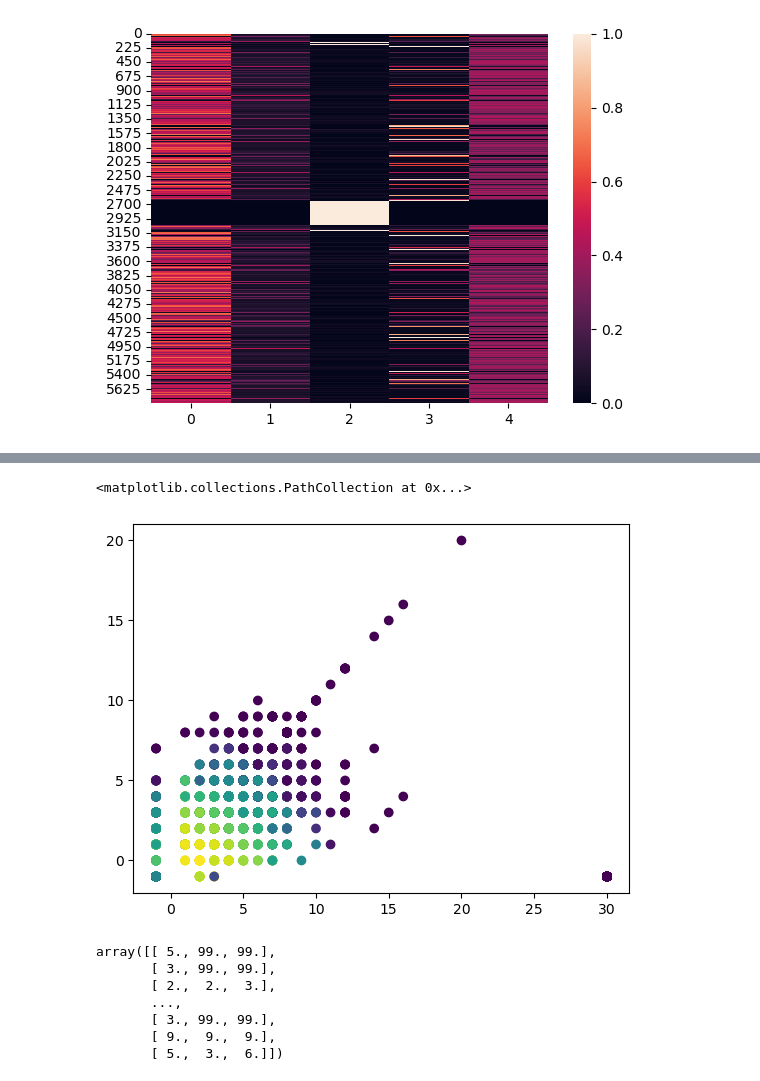
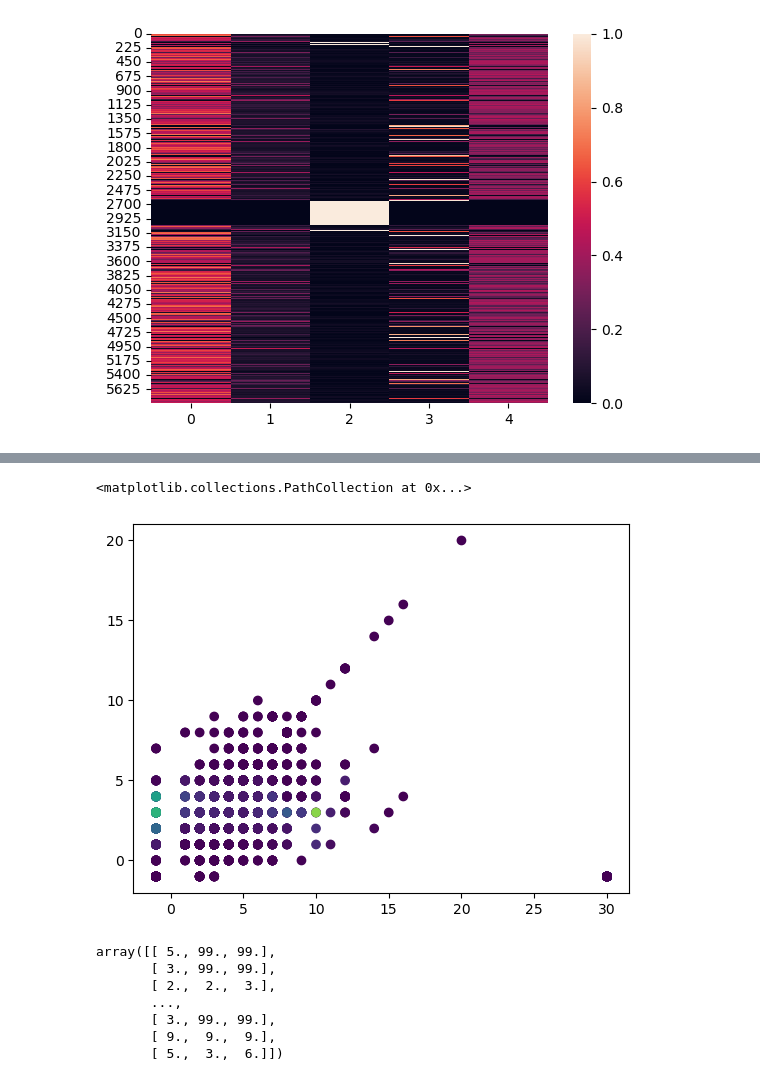
Before and after one commit to OOOssscccaaarrr/miashs24cpm2, a Jupyter notebook: naive_bayes.ipynb, the cells around one changed output, grey strips where cells are left out. Saved outputs shown, nothing was run; the diff lists cells and outputs as text; code cells hidden in the pictures.

```diff
--- a/naive_bayes.ipynb
+++ b/naive_bayes.ipynb
@@ -172,9 +152,9 @@ plt.scatter(Xhs_quantitative[:,0],Xhs_quantitative[:,1],c=predicted_proba[:,0])
 # %%
 predicted_proba = gaussian_nb.predict_proba(Xhs_quantitative)
-plt.scatter(Xhs_quantitative[:,1],Xhs_quantitative[:,2],c=predicted_proba[:,0])
+plt.scatter(Xhs_quantitative[:,1],Xhs_quantitative[:,2],c=predicted_proba[:,2])
 # %% [output]
 <matplotlib.collections.PathCollection at 0x...>
-[figure, old version]
+[figure, new version]
 # %%
 Xhs_quantitative
 # %% [output]
```
Also changed, not shown: parts of 5 cells of this notebook.
